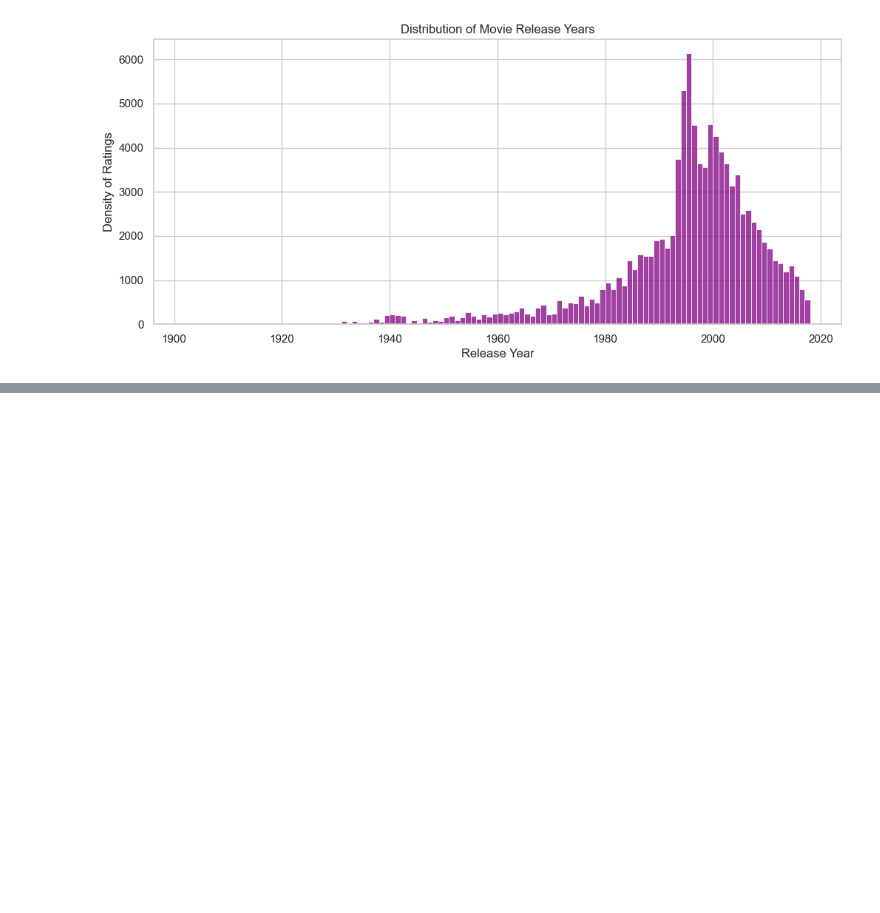
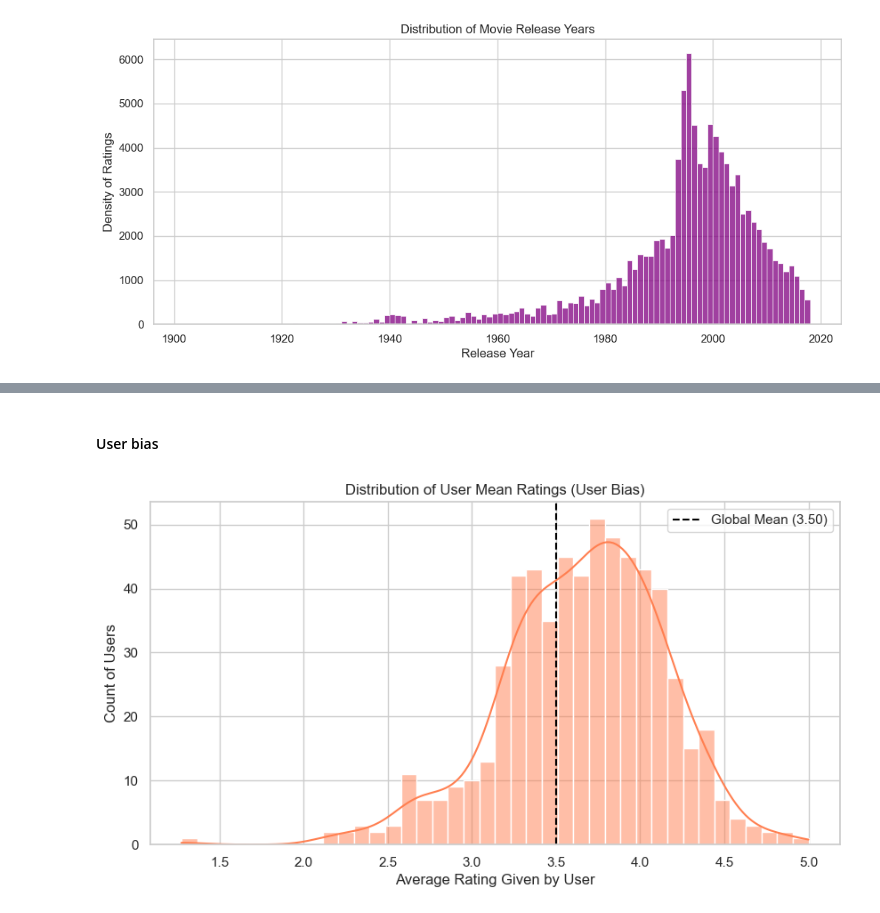
Before and after one commit to rafglo/Movie-Recommendation-System-with-Explainability, a Jupyter notebook: notebooks/eda.ipynb, the cells around one changed output, grey strips where cells are left out. Cells and saved outputs as stored; diff of their text form; code cells hidden in the pictures; blank space fills up the shorter version.

```diff
--- a/notebooks/eda.ipynb
+++ b/notebooks/eda.ipynb
@@ -141,0 +198,18 @@ plt.show()
+# %% [markdown]
+#### User bias
+# %%
+user_stats = df.groupby('userId').agg(
+    rating_mean=('rating', 'mean'),
+    rating_count=('rating', 'count')
+).reset_index()
+# %%
+plt.figure(figsize=(10, 5))
+sns.histplot(user_stats['rating_mean'], bins=40, color='coral', kde=True)
+plt.title('Distribution of User Mean Ratings (User Bias)')
+plt.xlabel('Average Rating Given by User')
+plt.ylabel('Count of Users')
+plt.axvline(df['rating'].mean(), color='black', linestyle='--', label=f'Global Mean ({df["rating"].mean():.2f})')
+plt.legend()
+plt.show()
+# %% [output]
+[figure, added]
```
Also changed, not shown: parts of 27 cells of this notebook.
